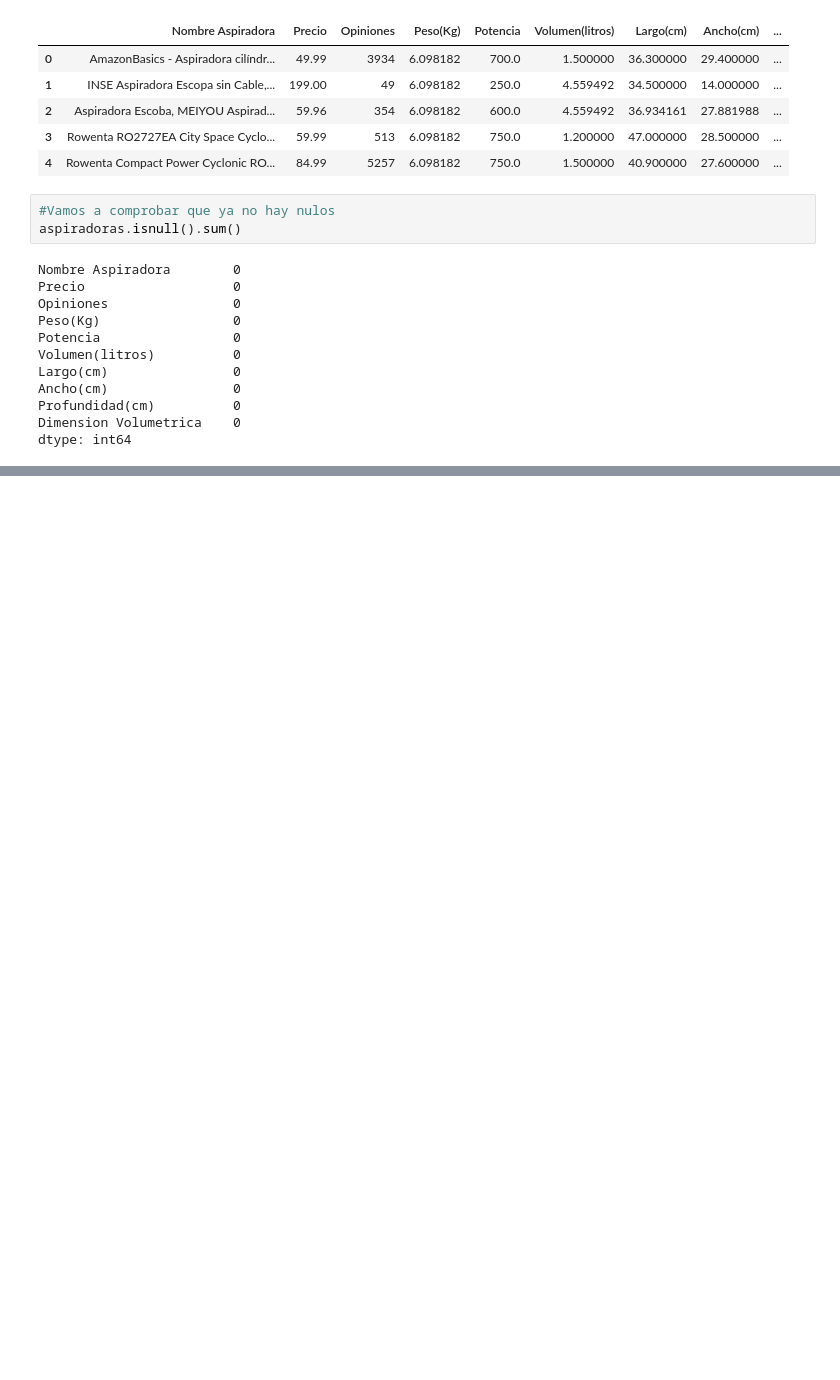
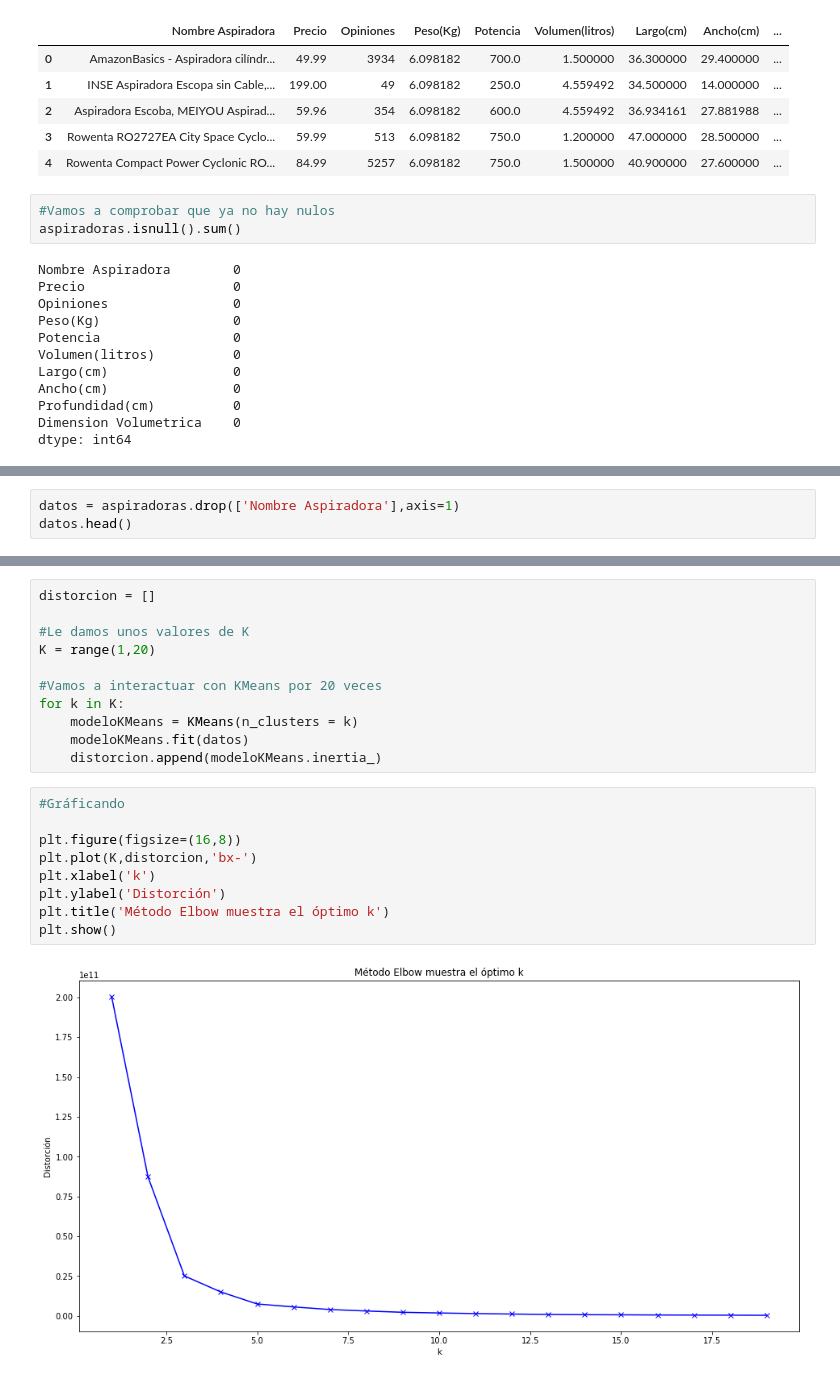
Before and after one commit to xgutierrez/Platzi-DataScienceAmazon, a Jupyter notebook: AnálisisDeAspiradoras.ipynb, the cells around one changed output, grey strips where cells are left out. Cells and saved outputs as stored; diff of their text form; blank space fills up the shorter version.

Commit message:
KMeans método ElBown

```diff
--- a/AnálisisDeAspiradoras.ipynb
+++ b/AnálisisDeAspiradoras.ipynb
@@ -799,0 +829,3 @@ dtype: int64
+# %%
+datos = aspiradoras.drop(['Nombre Aspiradora'],axis=1)
+datos.head()
@@ -799,0 +839,22 @@ dtype: int64
+# %%
+distorcion = []
+
+#Le damos unos valores de K
+K = range(1,20)
+
+#Vamos a interactuar con KMeans por 20 veces
+for k in K:
+    modeloKMeans = KMeans(n_clusters = k)
+    modeloKMeans.fit(datos)
+    distorcion.append(modeloKMeans.inertia_)
+# %%
+#Gráficando
+
+plt.figure(figsize=(16,8))
+plt.plot(K,distorcion,'bx-')
+plt.xlabel('k')
+plt.ylabel('Distorción')
+plt.title('Método Elbow muestra el óptimo k')
+plt.show()
+# %% [output]
+[figure, added]
```
Also changed, not shown: parts of 5 cells of this notebook.
